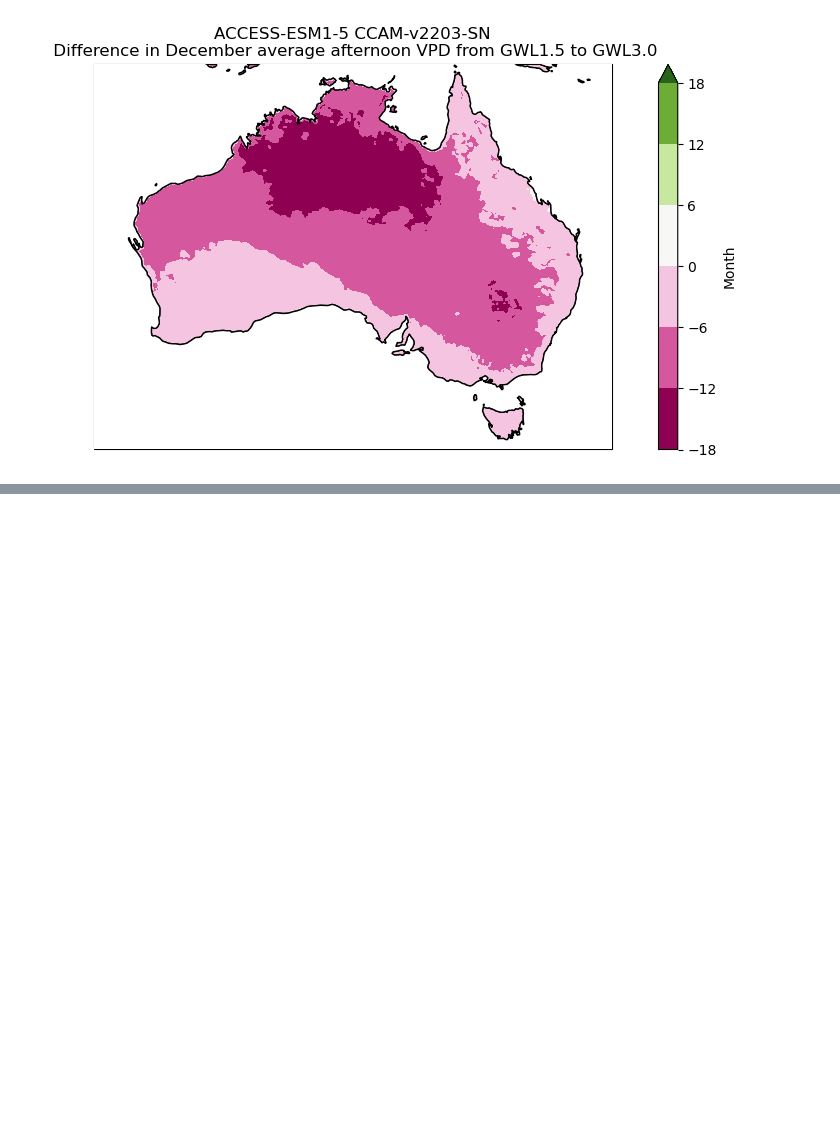
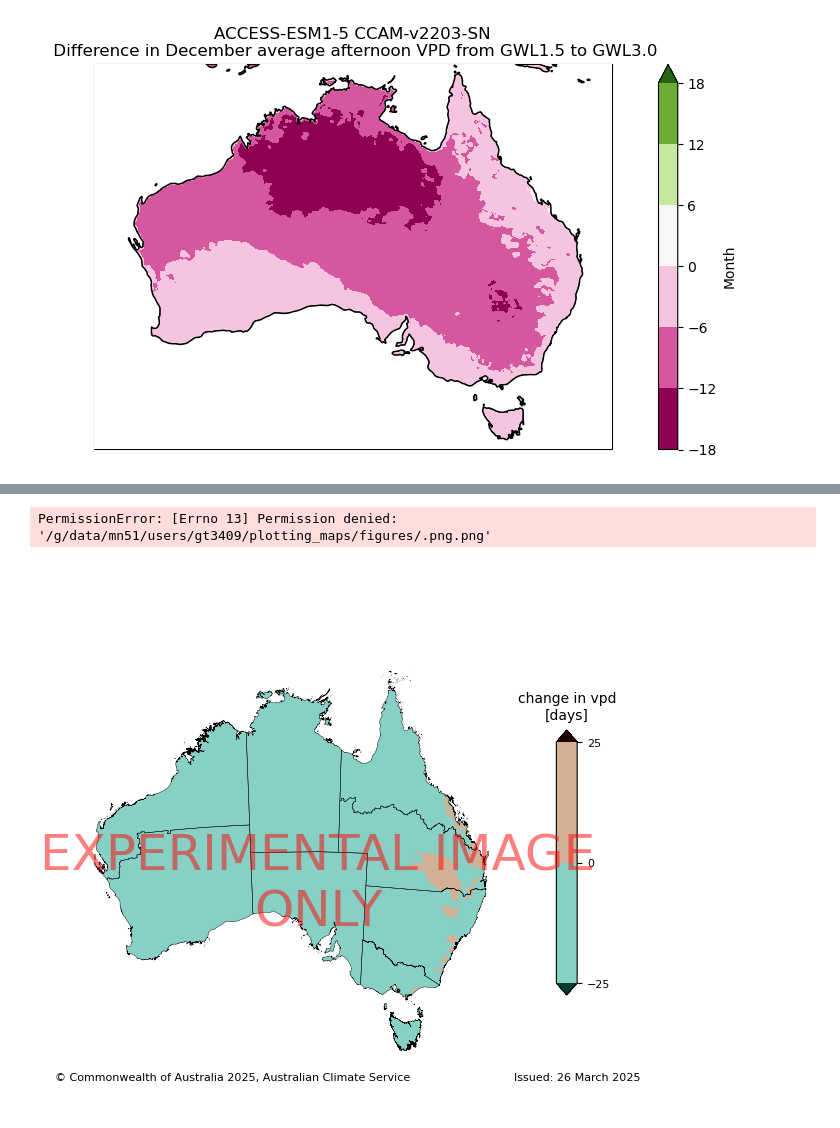
Before and after one commit to nb-bom/VPD, a Jupyter notebook: testing vpd files.ipynb, the cells around one changed output, grey strips where cells are left out. Saved outputs shown, nothing was run; the diff lists cells and outputs as text; code cells hidden in the pictures; blank space fills up the shorter version.

```diff
--- a/testing vpd files.ipynb
+++ b/testing vpd files.ipynb
@@ -275,0 +350,26 @@ for m in range(12):
+# %%
+%%time
+# Masked VPD maps
+m = 6
+
+ticks_future=np.arange(-25, 26, 25)
+cmap_future=cmap_dict["aridity_anom_r"]
+label_future=f"change in vpd\n[days]"
+
+ds_gwl = gwl15_mean_vpr_data[m] - gwl30_mean_vpr_data[m]
+
+plot_acs_hazard_1pp(data=ds_gwl,
+                    title="",
+                    #regions = regions,
+                    #agcd_mask=True,
+                    shading=shading,
+                    cmap = cmap_future,
+                    ticks = ticks_future,
+                    cbar_label = label_future,
+                    #watermark=watermark,
+                    #issued_date=issued_date,
+                    #outfile=f"figures/holistic-australian-bushfire-risk-assessment/{var}_gwl30.png"
+                    )
+# %% [output]
+PermissionError: [Errno 13] Permission denied: '/g/data/mn51/users/gt3409/plotting_maps/figures/.png.png'
+[figure, added]
```
Also changed, not shown: parts of 16 cells of this notebook.
